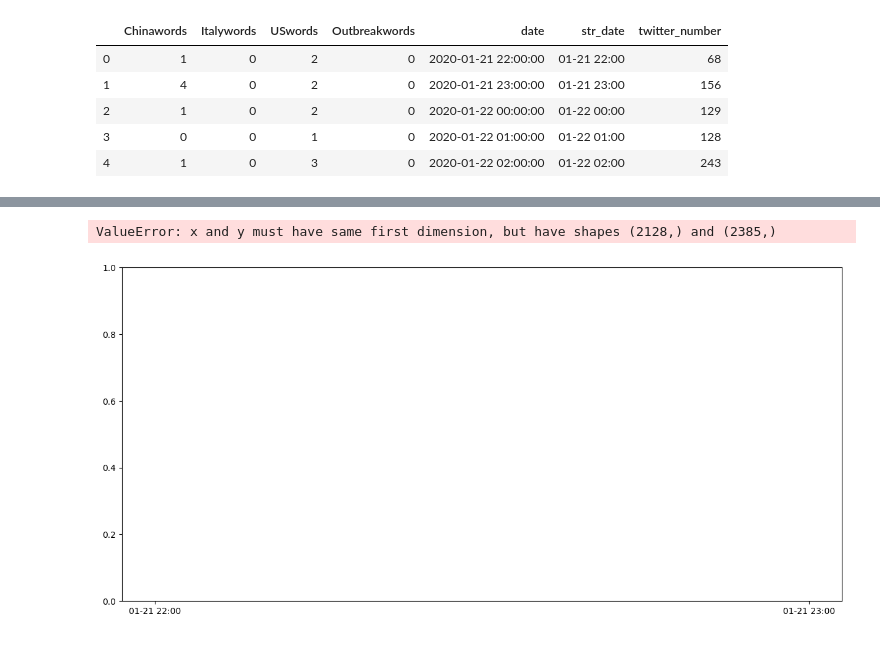
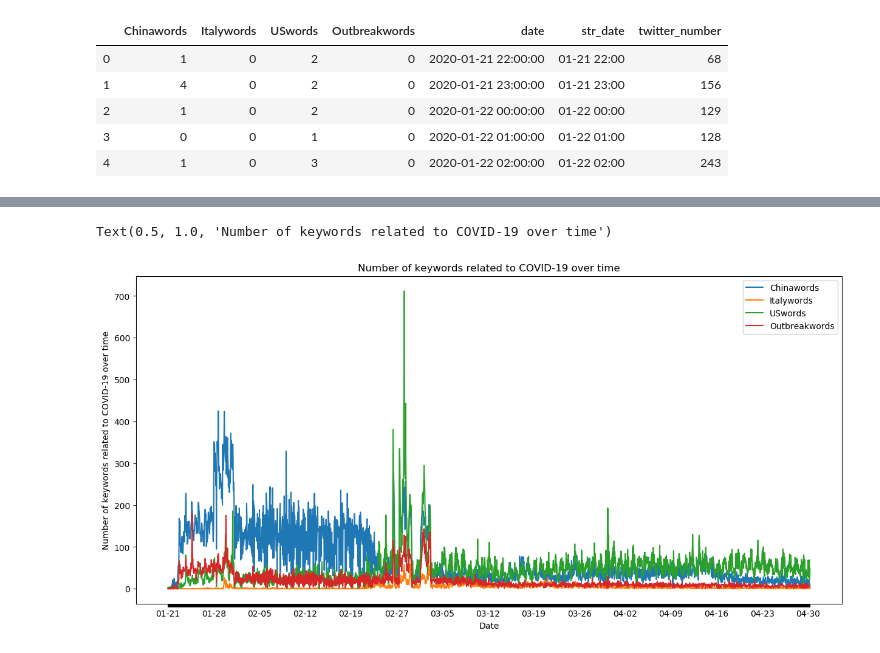
Before and after one commit to DavidYQY/COVID-19-Prediction, a Jupyter notebook: final_report/notebooks/twitter_ts_analysis.ipynb, the cells around one changed output, grey strips where cells are left out. Cells and saved outputs as stored; diff of their text form; code cells hidden in the pictures.

```diff
--- a/final_report/notebooks/twitter_ts_analysis.ipynb
+++ b/final_report/notebooks/twitter_ts_analysis.ipynb
@@ -42,4 +14,5 @@ if 'preprocess_text' not in tweet_dat.columns:
 # %%
+tweet_dat = pd.read_csv('tweetInfo.csv', encoding = 'utf-8-sig')
 tweet_dat['preprocess_text'] = tweet_dat['preprocess_text'].replace(np.nan, '', regex=True)
 tweet_dat['preprocess_text'] = tweet_dat['preprocess_text'].astype(str)
 print(tweet_dat.shape)
@@ -55,0 +28,20 @@ tweet_dat.head()
+# %%
+from tqdm import tqdm
+month = 1
+day = 21
+prev_hour = 0
+month_list = []
+day_list = []
+for i in tqdm(range(tweet_dat.shape[0])):
+    cur_hour = tweet_dat['hour'].values[i]
+    if cur_hour < prev_hour:
+        day += 1
+    if (month == 1 and day >= 32) or (month == 2 and day >= 30) or (month >= 3 and day >= 32) or (month == 4 and day >= 31) or (month == 5 and day >= 32):
+        month += 1
+        day = 1
+    prev_hour = cur_hour
+    month_list.append(month)
+    day_list.append(day)
+# %%
+tweet_dat['month'] = month_list
+tweet_dat['day'] = day_list
@@ -293,14 +285,17 @@ dates[-10:]
 # %%
 dates = list(dat['str_date'])
-dates_ticks = [dates[i] if i % (24*7) == 0 else '' for i in range(len(dates))]
+dates_ticks = [dates[i][:5] if i % (24*7) == 0 else '' for i in range(len(dates))]
 
 f, ax = plt.subplots(1,1, figsize=(15,7))
+cols = ['Chinawords','Italywords','USwords','Outbreakwords']
+for col in cols:
+    ax.plot(dates, dat[col], label=col)
 
-ax.plot(dates, dat_num['twitter_number'])
 ax.set_xlabel('Date')
-ax.set_ylabel('Number of tweets related to COVID-19 over time')
+ax.set_ylabel('Number of keywords related to COVID-19 over time')
 ax.set_xticklabels(dates_ticks)
-ax.set_title('Number of tweets related to COVID-19 over time')
+ax.legend()
+ax.set_title('Number of keywords related to COVID-19 over time')
 # %% [output]
-ValueError: x and y must have same first dimension, but have shapes (2128,) and (2385,)
+Text(0.5, 1.0, 'Number of keywords related to COVID-19 over time')
-[figure, old version]
+[figure, new version]
```
Also changed, not shown: parts of 12 cells of this notebook, 9 other files.
